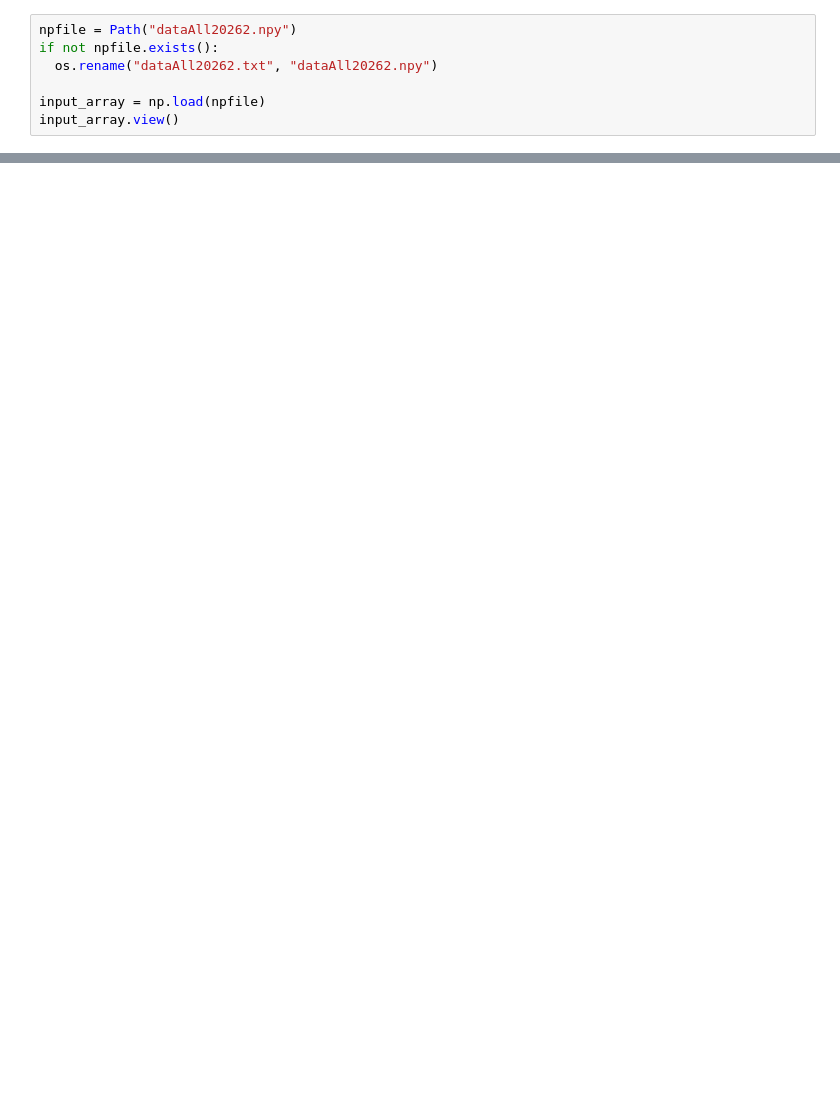
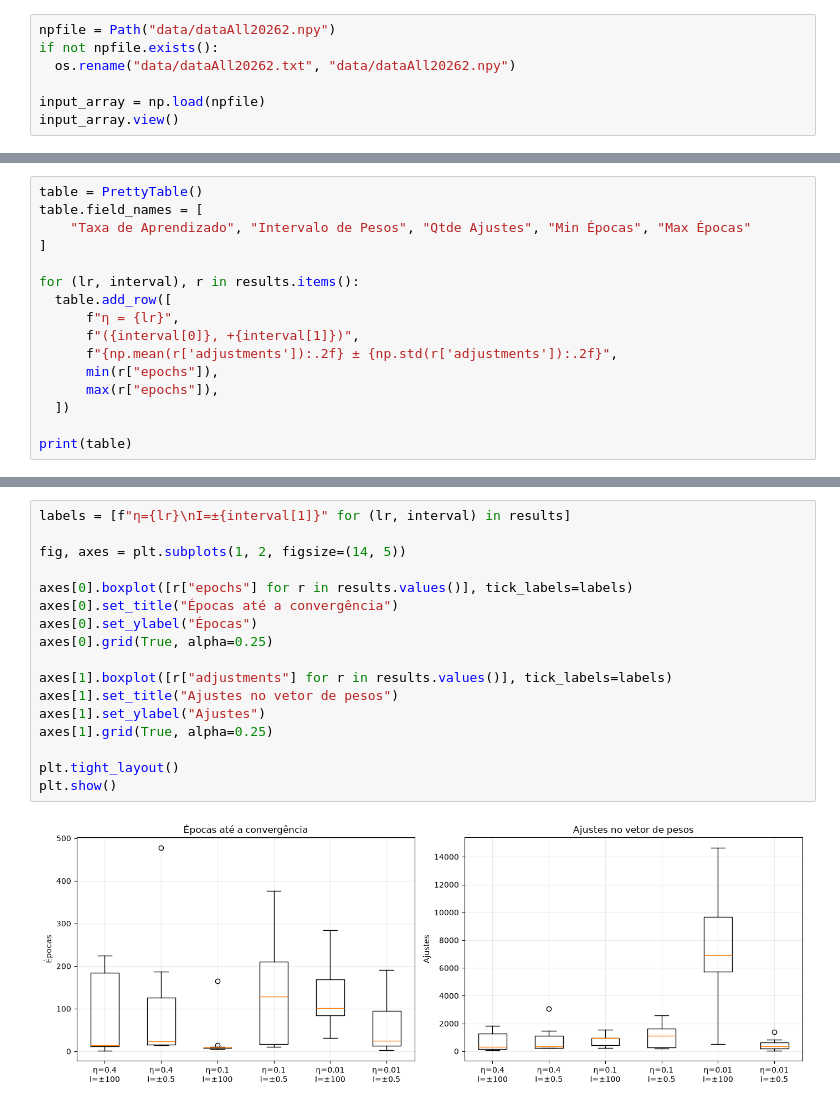
Before and after one commit to ViniciusCastroCoutinho/RNA2.1, a Jupyter notebook: RNA2_1.ipynb, the cells around one changed output, grey strips where cells are left out. Cells and saved outputs as stored; diff of their text form; blank space fills up the shorter version.

Commit message:
Gráfico da parte 1 e parte 2 sem interpretação dos resultados

```diff
--- a/RNA2_1.ipynb
+++ b/RNA2_1.ipynb
@@ -7,7 +20,7 @@ from pathlib import Path
 # %%
-npfile = Path("dataAll20262.npy")
+npfile = Path("data/dataAll20262.npy")
 if not npfile.exists():
-  os.rename("dataAll20262.txt", "dataAll20262.npy")
+  os.rename("data/dataAll20262.txt", "data/dataAll20262.npy")
 
 input_array = np.load(npfile)
 input_array.view()
@@ -118,0 +232,16 @@ Número de ajustes nos pesos:65
+# %%
+table = PrettyTable()
+table.field_names = [
+    "Taxa de Aprendizado", "Intervalo de Pesos", "Qtde Ajustes", "Min Épocas", "Max Épocas"
+]
+
+for (lr, interval), r in results.items():
+  table.add_row([
+      f"η = {lr}",
+      f"({interval[0]}, +{interval[1]})",
+      f"{np.mean(r['adjustments']):.2f} ± {np.std(r['adjustments']):.2f}",
+      min(r["epochs"]),
+      max(r["epochs"]),
+  ])
+
+print(table)
@@ -118,0 +259,19 @@ Número de ajustes nos pesos:65
+# %%
+labels = [f"η={lr}\nI=±{interval[1]}" for (lr, interval) in results]
+
+fig, axes = plt.subplots(1, 2, figsize=(14, 5))
+
+axes[0].boxplot([r["epochs"] for r in results.values()], tick_labels=labels)
+axes[0].set_title("Épocas até a convergência")
+axes[0].set_ylabel("Épocas")
+axes[0].grid(True, alpha=0.25)
+
+axes[1].boxplot([r["adjustments"] for r in results.values()], tick_labels=labels)
+axes[1].set_title("Ajustes no vetor de pesos")
+axes[1].set_ylabel("Ajustes")
+axes[1].grid(True, alpha=0.25)
+
+plt.tight_layout()
+plt.show()
+# %% [output]
+[figure, added]
```
Also changed, not shown: parts of 12 cells of this notebook, 3 other files.
